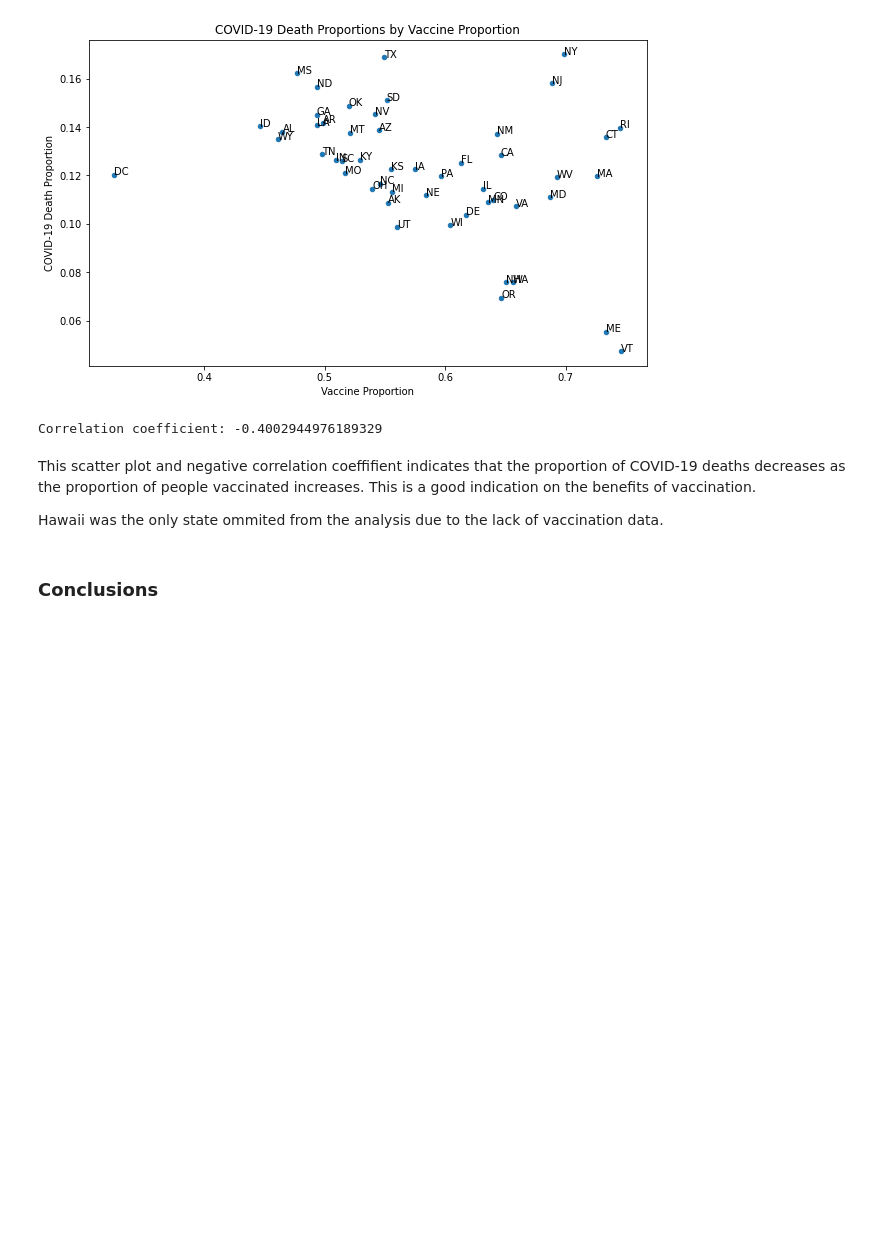
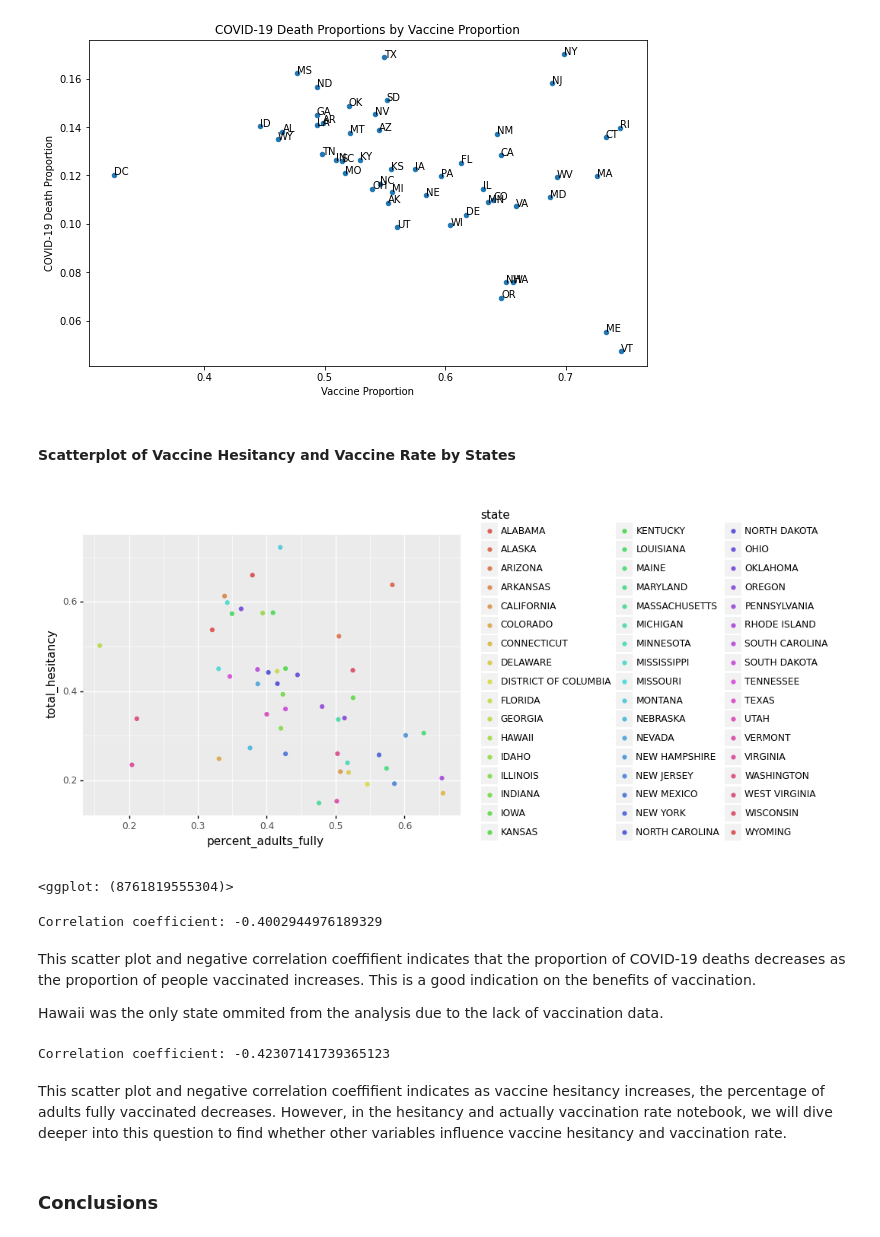
Before and after one commit to gspiga/STAT141Bfinal, a Jupyter notebook: CDC Vaccine Hesitancy Master.ipynb, the cells around one changed output. Drawn from its saved outputs; the diff is of its cells as text; code cells hidden in the pictures; blank space fills up the shorter version.

Commit message:
Added Code and Output from Vaccine Hesitancy and Vaccination Rate

```diff
--- a/CDC Vaccine Hesitancy Master.ipynb
+++ b/CDC Vaccine Hesitancy Master.ipynb
@@ -248,3 +250,33 @@ state_vaccinations_df.head()
+# %%
+import warnings
+warnings.filterwarnings("ignore")
+
+#Create new dataframe for vaccine hesitancy in states
+hesitancy_vaccination = hesitancy_df[
+    [
+        "fips_code",
+        "county_name",
+        "state",
+        "ability_to_handle_a_covid",
+        "social_vulnerability_index",
+        "cvac_category",
+        "estimated_hesitant",
+        "estimated_hesitant_or_unsure",
+        "estimated_strongly_hesitant",
+        "percent_adults_fully",
+    ]
+]
+#Change to numeric
+hesitancy_vaccination["ability_to_handle_a_covid"] = hesitancy_vaccination["ability_to_handle_a_covid"].astype(float)
+hesitancy_vaccination["social_vulnerability_index"] = hesitancy_vaccination["social_vulnerability_index"].astype(float)
+hesitancy_vaccination["estimated_hesitant"] = hesitancy_vaccination["estimated_hesitant"].astype(float)
+hesitancy_vaccination["estimated_hesitant_or_unsure"] = hesitancy_vaccination["estimated_hesitant_or_unsure"].astype(float)
+hesitancy_vaccination["estimated_strongly_hesitant"] = hesitancy_vaccination["estimated_strongly_hesitant"].astype(float)
+hesitancy_vaccination["percent_adults_fully"] = hesitancy_vaccination["percent_adults_fully"].astype(float)
+hesitancy_vaccination_state_df = hesitancy_vaccination.groupby('state').mean()
+hesitancy_vaccination_state_df = hesitancy_vaccination_state_df.reset_index()
+hesitancy_vaccination_state_df['not_hesitant'] = 1 - (hesitancy_vaccination_state_df["estimated_strongly_hesitant"] + hesitancy_vaccination_state_df["estimated_hesitant_or_unsure"] + hesitancy_vaccination_state_df["estimated_hesitant"])
+hesitancy_vaccination_state_df['total_hesitancy'] = hesitancy_vaccination_state_df["estimated_strongly_hesitant"] + hesitancy_vaccination_state_df["estimated_hesitant_or_unsure"] + hesitancy_vaccination_state_df["estimated_hesitant"]
 # %% [markdown]
 <a id="data-visualization"></a>
 ### Visualizing the Data
@@ -291,16 +323,38 @@ for idx, row in state_vaccinations_df.iterrows():
     plt.text(row['Vaccine Proportion'], row['COVID-19 Death Proportion'], idx)
 # %% [output]
 [figure]
+# %% [markdown]
+#### Scatterplot of Vaccine Hesitancy and Vaccine Rate by States
+# %%
+import plotnine as p9
+
+gg = p9.ggplot(hesitancy_vaccination_state_df)
+gg += p9.aes(
+    x="percent_adults_fully", y="total_hesitancy", color="state"
+)  # add color mapping by State
+gg += p9.geom_point()
+gg
+# %% [output]
+[figure, added]
+<ggplot: (8761819555304)>
 # %%
 # Compute correlation coefficient
 death_vax_correlation = state_vaccinations_df['Vaccine Proportion'].corr(state_vaccinations_df['COVID-19 Death Proportion'])
 print(f'Correlation coefficient: {death_vax_correlation}')
 # %% [output]
 Correlation coefficient: -0.4002944976189329
+# %% [markdown]
+This scatter plot and negative correlation coeffifient indicates that the proportion of COVID-19 deaths decreases as the proportion of people vaccinated increases. This is a good indication on the benefits of vaccination.
+
+Hawaii was the only state ommited from the analysis due to the lack of vaccination data.
+# %%
+# Compute correlation coefficient between Vaccine Hesitancy and Vaccination Rate
+hesitancy_vax_correlation = hesitancy_vaccination_state_df['percent_adults_fully'].corr(hesitancy_vaccination_state_df['total_hesitancy'])
+print(f'Correlation coefficient: {hesitancy_vax_correlation}')
+# %% [output]
+Correlation coefficient: -0.42307141739365123
 # %% [markdown]
-This scatter plot and negative correlation coeffifient indicates that the proportion of COVID-19 deaths decreases as the proportion of people vaccinated increases. This is a good indication on the benefits of vaccination.
-
-Hawaii was the only state ommited from the analysis due to the lack of vaccination data.
+This scatter plot and negative correlation coeffifient indicates as vaccine hesitancy increases, the percentage of adults fully vaccinated decreases. However, in the hesitancy and actually vaccination rate notebook, we will dive deeper into this question to find whether other variables influence vaccine hesitancy and vaccination rate.
 # %% [markdown]
 <a id='conclusions'></a>
 ### Conclusions
```
Also changed, not shown: parts of 1 cell of this notebook.
